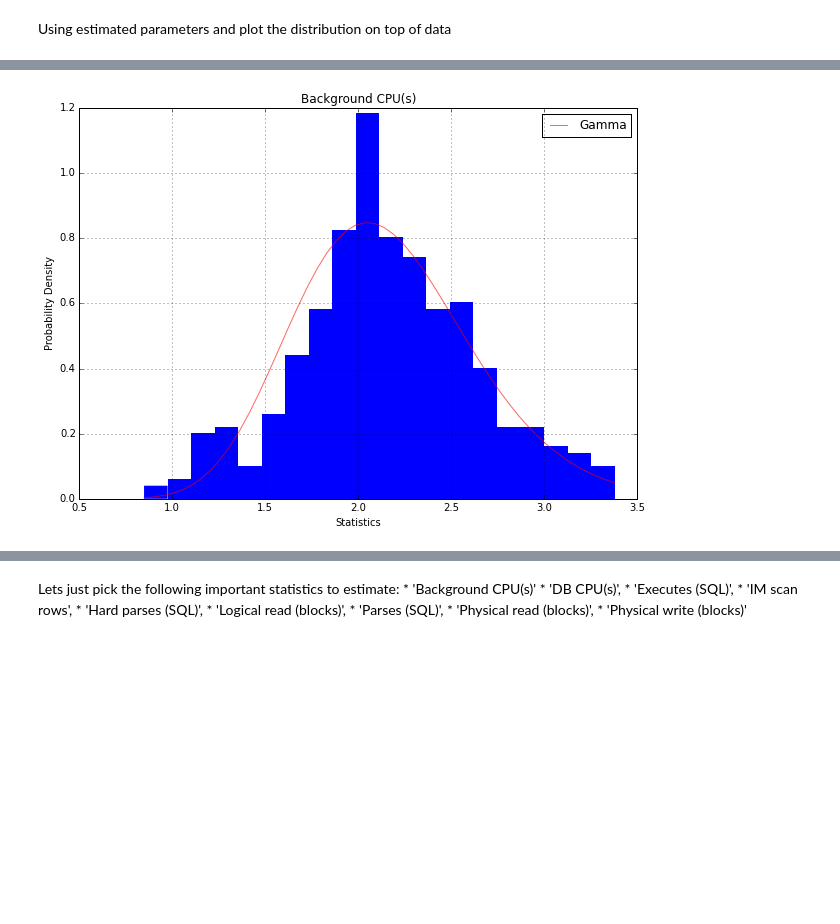
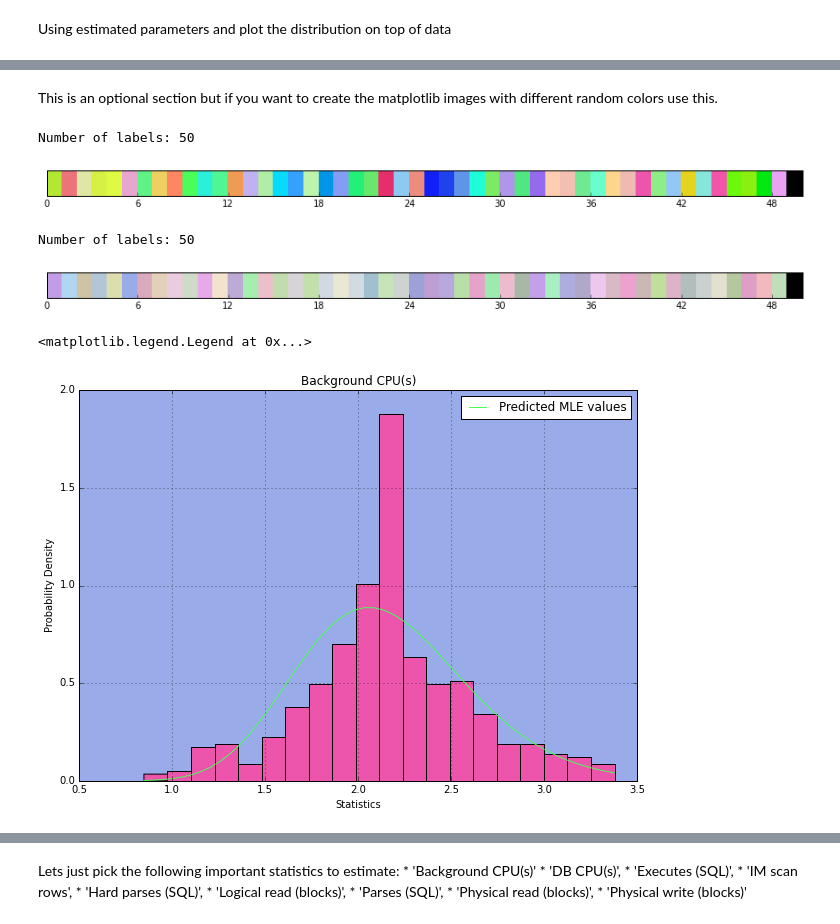
Before and after one commit to KartikPadmanabhan/myblog, a Jupyter notebook: statistics/mle.ipynb, the cells around one changed output, grey strips where cells are left out. Drawn from its saved outputs; the diff is of its cells as text; code cells hidden in the pictures; blank space fills up the shorter version.

```diff
--- a/statistics/mle.ipynb
+++ b/statistics/mle.ipynb
@@ -121,0 +132,4 @@ Using estimated parameters and plot the distribution on top of data
+# %%
+ # Use MLE to fit a gamma distribution
+ahat, loc, bhat = scs.gamma.fit(df['Background CPU(s)'], floc=0)
+alpha_mle, beta_mle = ahat, 1./bhat
@@ -122,5 +142,5 @@ Using estimated parameters and plot the distribution on top of data
 # %%
-gamma_rv = scs.gamma(a=alpha, scale=1/beta)
+gamma_rv = scs.gamma(a=alpha_mle, scale=1/beta_mle)
 # %%
 # Get the probability for each value in the data
 x_vals = np.linspace(df['Background CPU(s)'].min(), df['Background CPU(s)'].max())
@@ -138 +158,3 @@ df.head()
 5 rows × 24 columns
+# %% [markdown]
+This is an optional section but if you want to create the matplotlib images with different random colors use this.
@@ -139,18 +231,32 @@ df.head()
+# %%
+bright_cmap = rand_cmap(50, type='bright', first_color_black=False, last_color_black=True, verbose=True)
+# %% [output]
+Number of labels: 50
+[figure, added]
+# %%
+soft_cmap = rand_cmap(50, type='soft', first_color_black=False, last_color_black=True, verbose=True)
+# %% [output]
+Number of labels: 50
+[figure, added]
 # %%
 '''Use the estimated parameters and plot the distribution on top of data'''
 fig, ax = plt.subplots()
+scol=soft_cmap(random.choice(range(50)))
+bcol1=bright_cmap(random.choice(range(50)))
+bcol2=bright_cmap(random.choice(range(50)))
 # Plot those values on top of the real data
-ax = df['Background CPU(s)'].hist(bins=20, normed=1, edgecolor='none', figsize=(10, 7))
+ax = df['Background CPU(s)'].hist(bins=20, normed=1, color=bcol1, figsize=(10, 7))
 ax.set_xlabel('Statistics')
 ax.set_ylabel('Probability Density')
 ax.set_title('Background CPU(s)')
-
-ax.plot(x_vals, gamma_p, color='r', label='Gamma', alpha=0.6)
+scol2=bright_cmap(random.choice(range(50)))
+ax.plot(x_vals,  gamma_p, c=bcol2, label='Predicted MLE values')
+ax.set_axis_bgcolor(scol)
 ax.legend()
-fig.savefig('images/backgroundcpu.png')
 #py.iplot_mpl(fig, filename='s6_log-scales')
 # %% [output]
+<matplotlib.legend.Legend at 0x...>
-[figure, old version]
+[figure, new version]
 # %%
 # Lets put everything in a function
 # Define a function that plots distribution fitted to one month's of data
```
Also changed, not shown: parts of 33 cells of this notebook, 42 other files.
